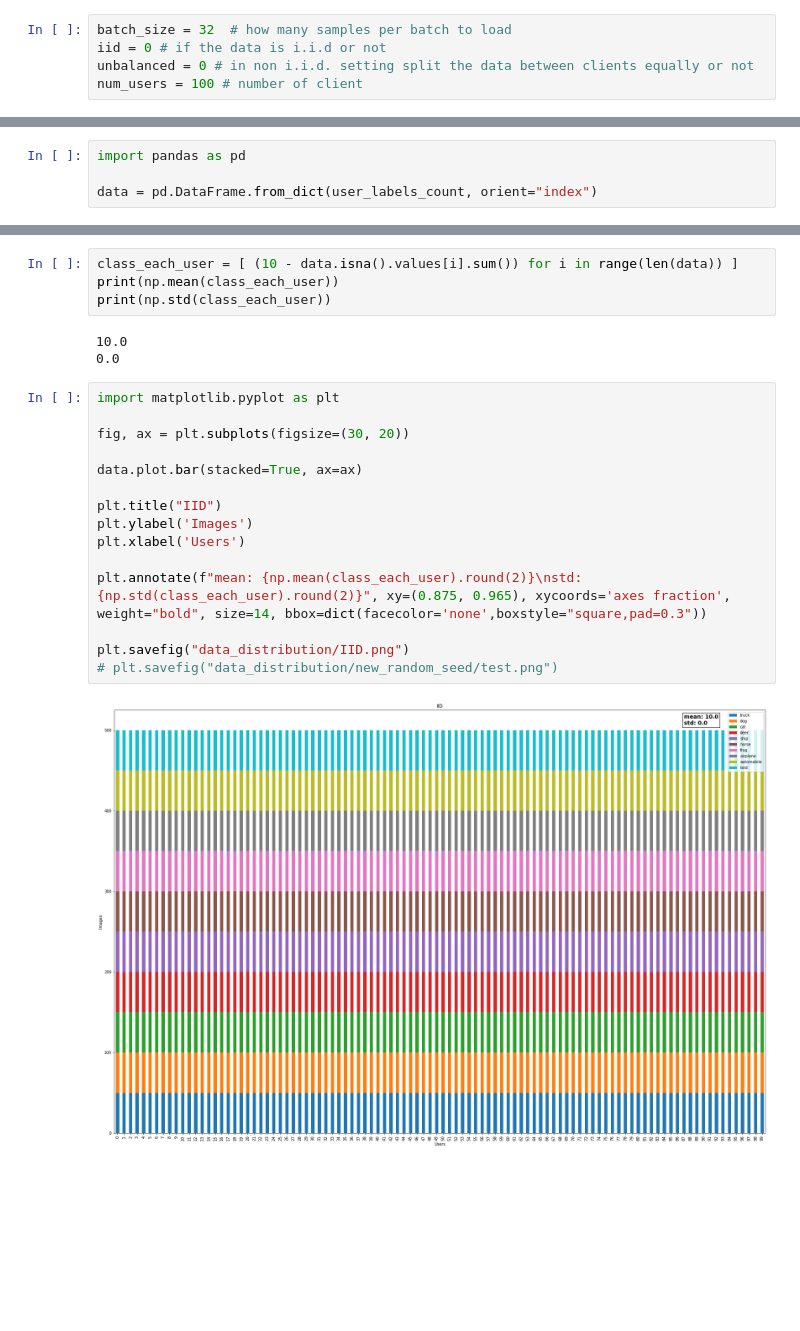
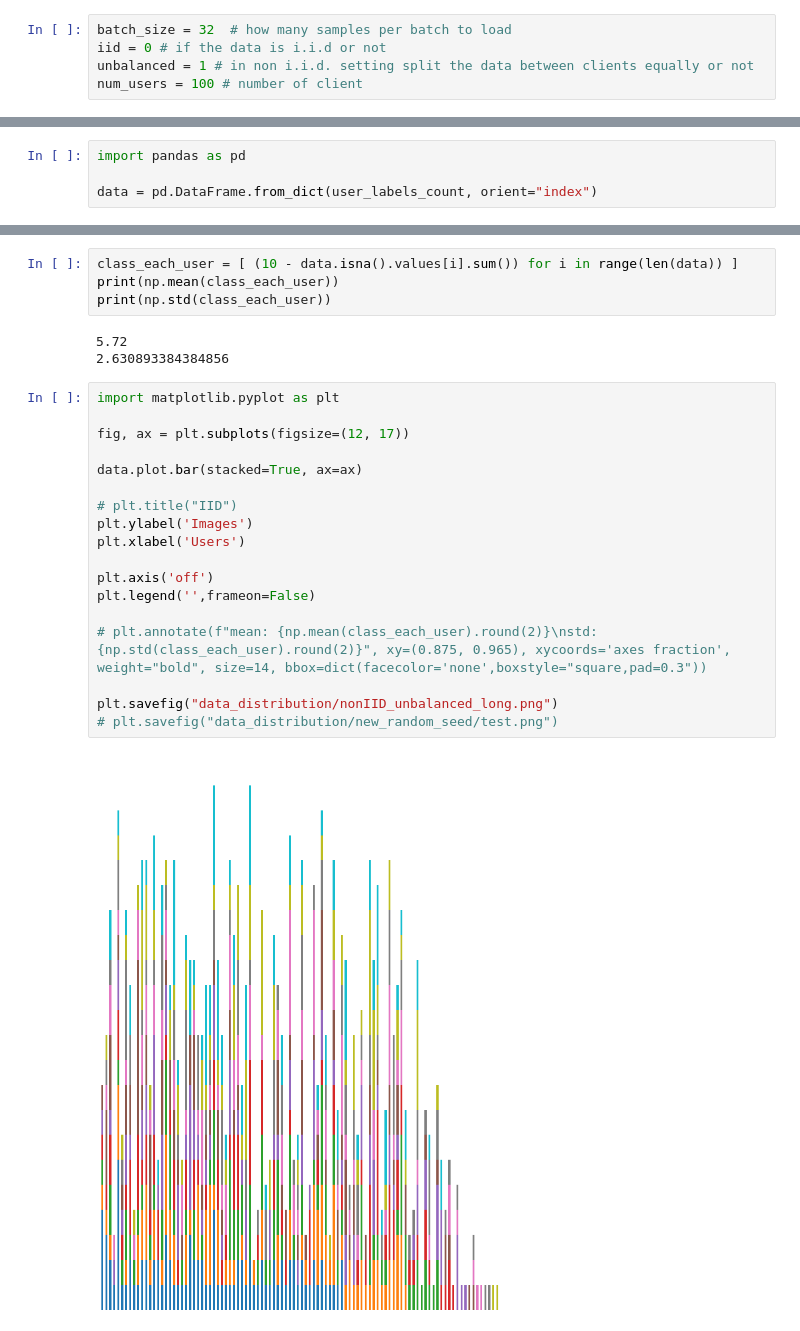
Before and after one commit to dadodimauro/MLDL-Federated-Learning, a Jupyter notebook: data_distribution.ipynb, the cells around one changed output, grey strips where cells are left out. Drawn from its saved outputs; the diff is of its cells as text; blank space fills up the shorter version.

```diff
--- a/data_distribution.ipynb
+++ b/data_distribution.ipynb
@@ -7,7 +7,7 @@ import random
 # %%
 batch_size = 32  # how many samples per batch to load
 iid = 0 # if the data is i.i.d or not
-unbalanced = 0 # in non i.i.d. setting split the data between clients equally or not
+unbalanced = 1 # in non i.i.d. setting split the data between clients equally or not
 num_users = 100 # number of client
 # %%
 if iid:
@@ -166,22 +166,25 @@ class_each_user = [ (10 - data.isna().values[i].sum()) for i in range(len(data))
 print(np.mean(class_each_user))
 print(np.std(class_each_user))
 # %% [output]
-10.0
-0.0
+5.72
+2.630893384384856
 # %%
 import matplotlib.pyplot as plt
 
-fig, ax = plt.subplots(figsize=(30, 20))
+fig, ax = plt.subplots(figsize=(12, 17))
 
 data.plot.bar(stacked=True, ax=ax)
 
-plt.title("IID")
+# plt.title("IID")
 plt.ylabel('Images')
 plt.xlabel('Users')
 
-plt.annotate(f"mean: {np.mean(class_each_user).round(2)}\nstd: {np.std(class_each_user).round(2)}", xy=(0.875, 0.965), xycoords='axes fraction', weight="bold", size=14, bbox=dict(facecolor='none',boxstyle="square,pad=0.3"))
+plt.axis('off')
+plt.legend('',frameon=False)
 
-plt.savefig("data_distribution/IID.png")
+# plt.annotate(f"mean: {np.mean(class_each_user).round(2)}\nstd: {np.std(class_each_user).round(2)}", xy=(0.875, 0.965), xycoords='axes fraction', weight="bold", size=14, bbox=dict(facecolor='none',boxstyle="square,pad=0.3"))
+
+plt.savefig("data_distribution/nonIID_unbalanced_long.png")
 # plt.savefig("data_distribution/new_random_seed/test.png")
 # %% [output]
-[figure, old version]
+[figure, new version]
```
Also changed, not shown: parts of 5 cells of this notebook, 18 other files.
